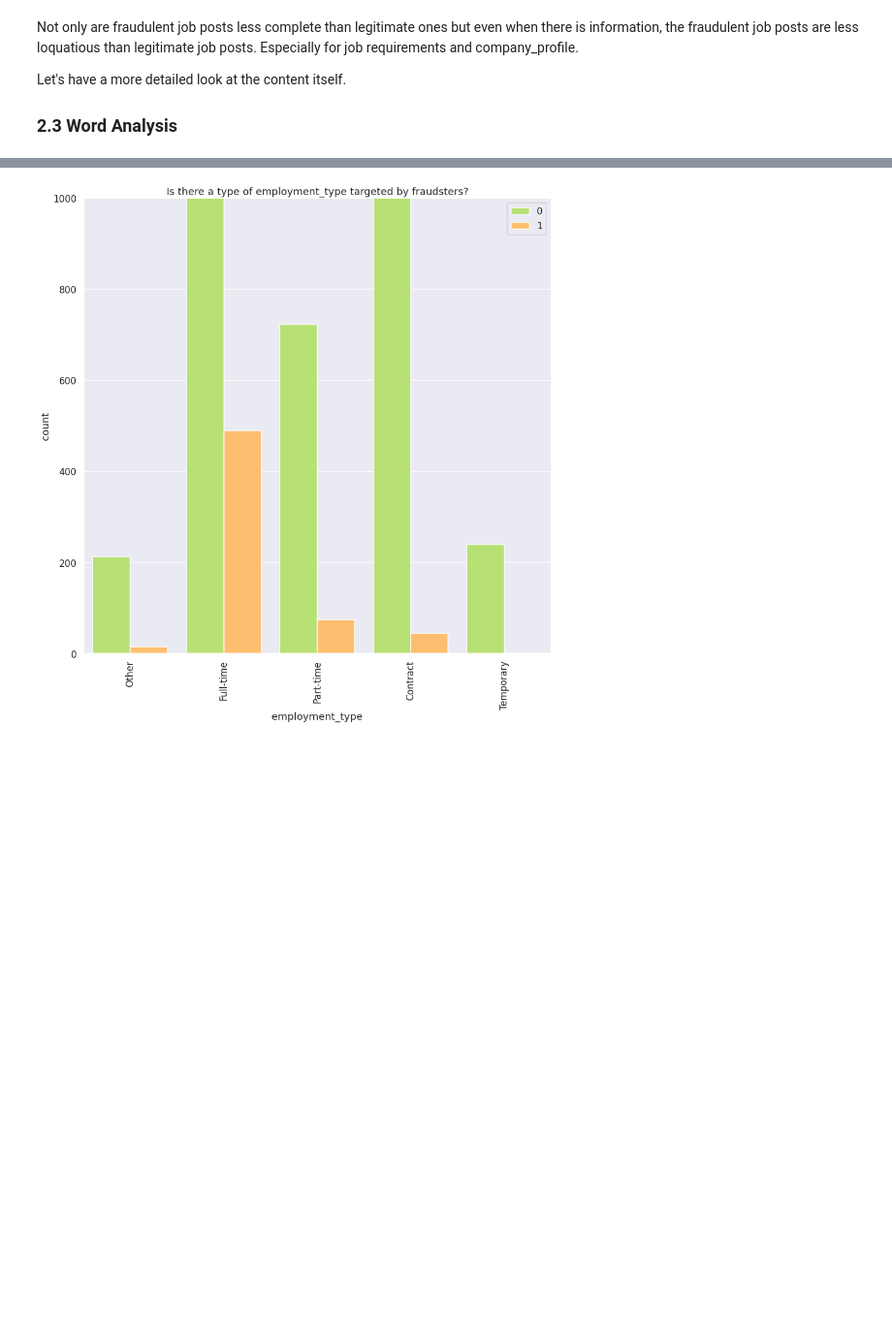
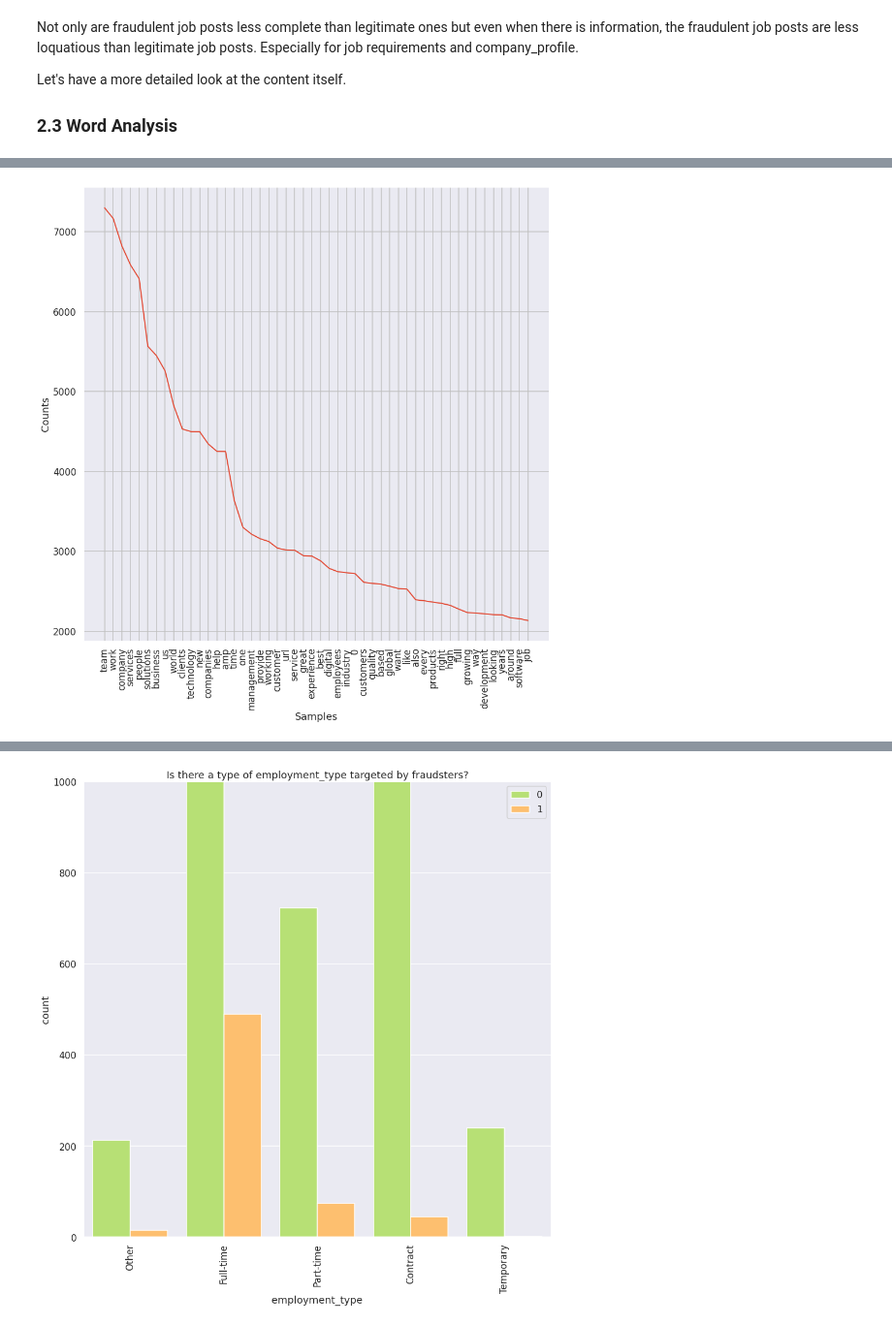
Before and after one commit to aghilissen/FakeJobDetection, a Jupyter notebook: EDA.ipynb, the cells around one changed output, grey strips where cells are left out. Shown at 97% size. Saved outputs shown, nothing was run; the diff lists cells and outputs as text; code cells hidden in the pictures; blank space fills up the shorter version.

```diff
--- a/EDA.ipynb
+++ b/EDA.ipynb
@@ -209,0 +204,13 @@ plt.show()
+# %%
+tokens = []
+tokenizer = RegexpTokenizer(r'[a-zA-Z]+')
+
+for profile in dflegit['company_profile']:
+    if isinstance(profile, str):
+        tokenized_profile = tokenizer.tokenize(profile)
+        for word in tokenized_profile:
+            tokens.append(word.lower())
+    else:
+        tokens.append('0')
+
+tokens_cp = [word for word in tokens if word not in stop_words]
@@ -209,0 +224,5 @@ plt.show()
+# %%
+FreqDist(tokens_cp).plot(50)
+plt.show()
+# %% [output]
+[figure, added]
```
Also changed, not shown: parts of 7 cells of this notebook.
